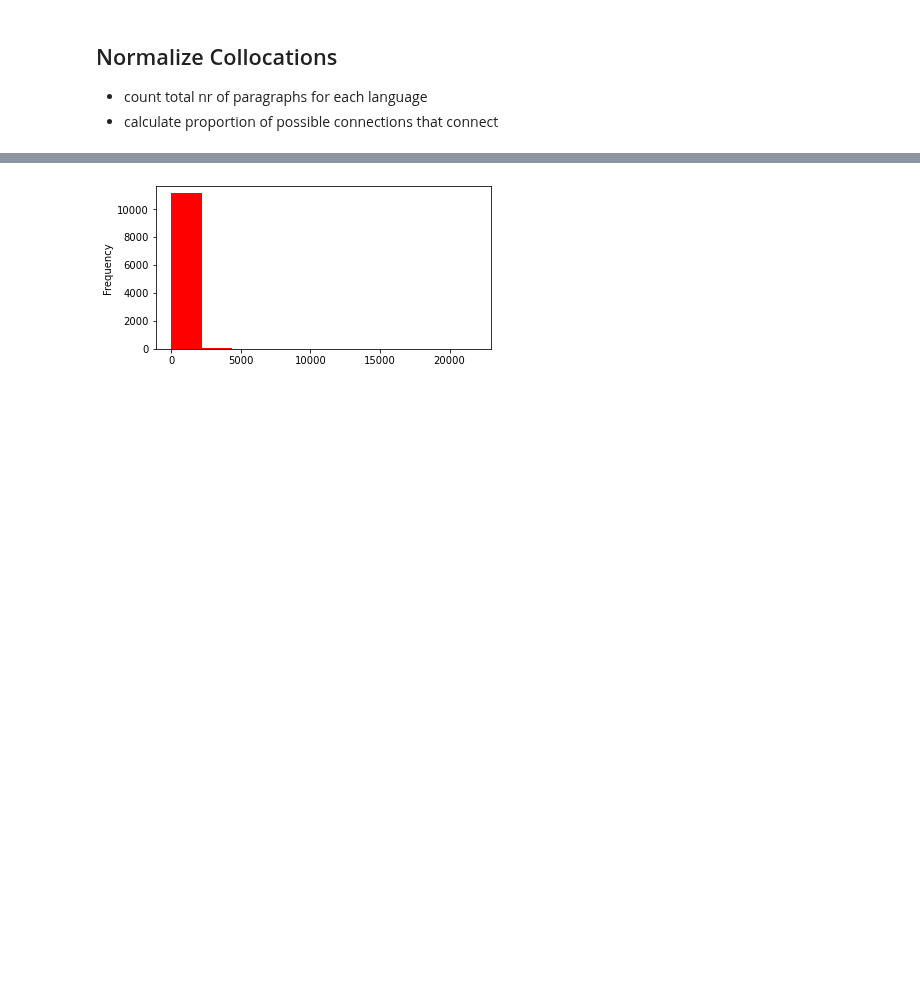
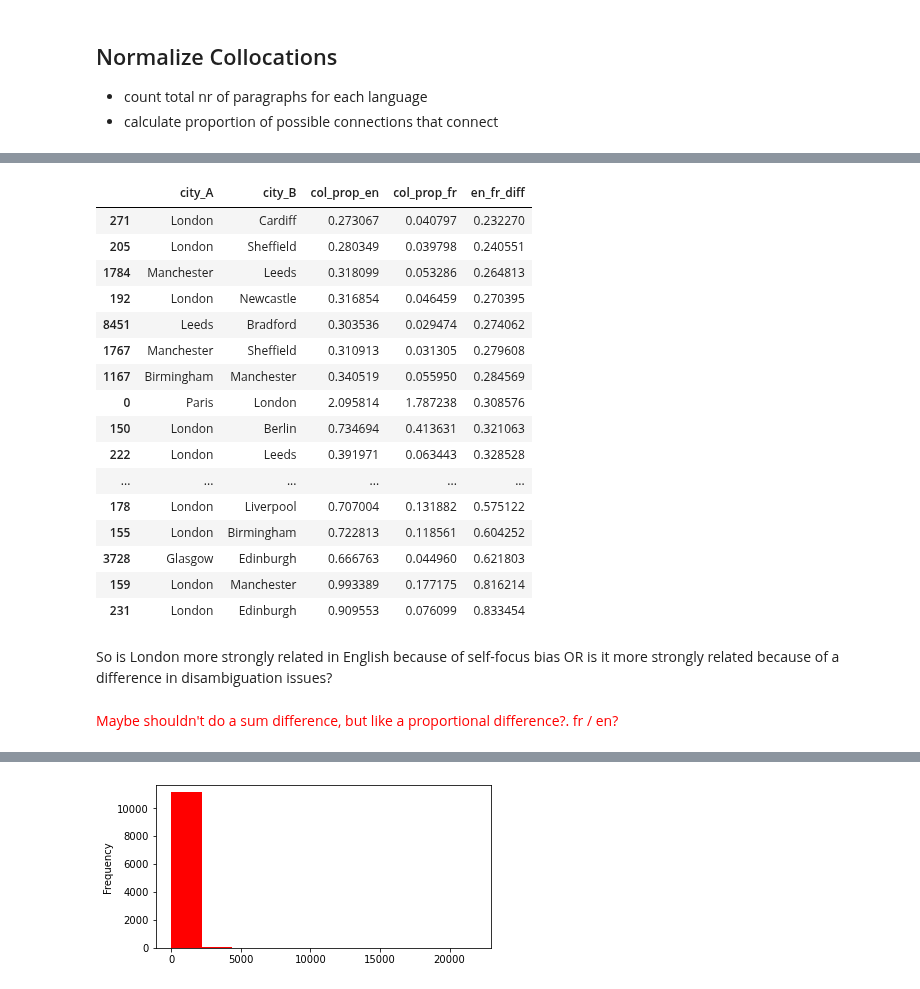
Before and after one commit to seriousdeejay/citynet, a Jupyter notebook: src/analyses/Brecht/dataframe_for_gm.ipynb, the cells around one changed output, grey strips where cells are left out. Saved outputs shown, nothing was run; the diff lists cells and outputs as text; code cells hidden in the pictures; blank space fills up the shorter version.

```diff
--- a/src/analyses/Brecht/dataframe_for_gm.ipynb
+++ b/src/analyses/Brecht/dataframe_for_gm.ipynb
@@ -746,0 +821,25 @@ edges_df.head()
+# %%
+# more english
+df[COLS].sort_values(by='en_fr_diff').tail(20)
+# %% [output]
+|  | city_A | city_B | col_prop_en | col_prop_fr | en_fr_diff |
+| 271 | London | Cardiff | 0.273067 | 0.040797 | 0.232270 |
+| 205 | London | Sheffield | 0.280349 | 0.039798 | 0.240551 |
+| 1784 | Manchester | Leeds | 0.318099 | 0.053286 | 0.264813 |
+| 192 | London | Newcastle | 0.316854 | 0.046459 | 0.270395 |
+| 8451 | Leeds | Bradford | 0.303536 | 0.029474 | 0.274062 |
+| 1767 | Manchester | Sheffield | 0.310913 | 0.031305 | 0.279608 |
+| 1167 | Birmingham | Manchester | 0.340519 | 0.055950 | 0.284569 |
+| 0 | Paris | London | 2.095814 | 1.787238 | 0.308576 |
+| 150 | London | Berlin | 0.734694 | 0.413631 | 0.321063 |
+| 222 | London | Leeds | 0.391971 | 0.063443 | 0.328528 |
+| ... | ... | ... | ... | ... | ... |
+| 178 | London | Liverpool | 0.707004 | 0.131882 | 0.575122 |
+| 155 | London | Birmingham | 0.722813 | 0.118561 | 0.604252 |
+| 3728 | Glasgow | Edinburgh | 0.666763 | 0.044960 | 0.621803 |
+| 159 | London | Manchester | 0.993389 | 0.177175 | 0.816214 |
+| 231 | London | Edinburgh | 0.909553 | 0.076099 | 0.833454 |
+# %% [markdown]
+So is London more strongly related in English because of self-focus bias OR is it more strongly related because of a difference in disambiguation issues?
+# %% [markdown]
+<font color='red'>Maybe shouldn't do a sum difference, but like a proportional difference?. fr / en?</font>
```
Also changed, not shown: parts of 16 cells of this notebook, 1 other file.
